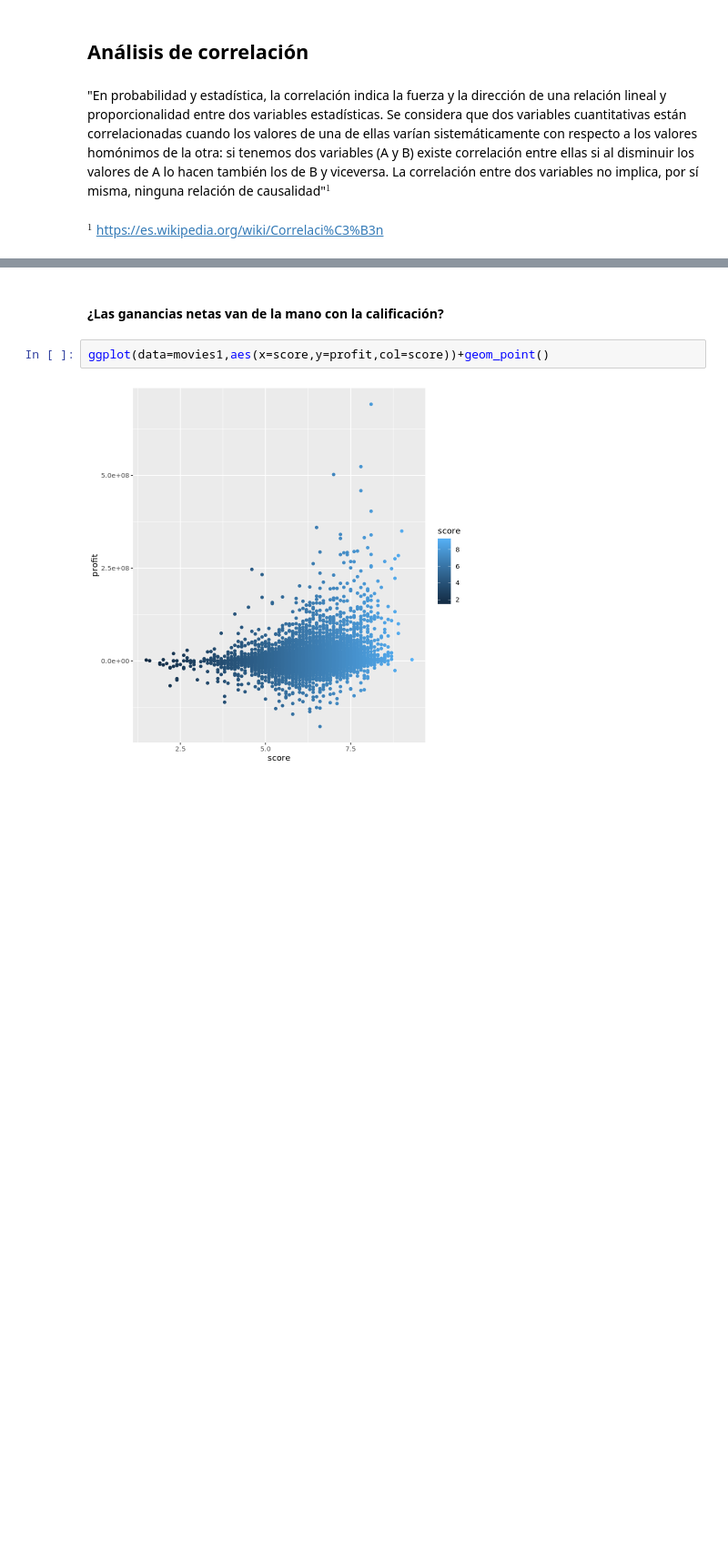
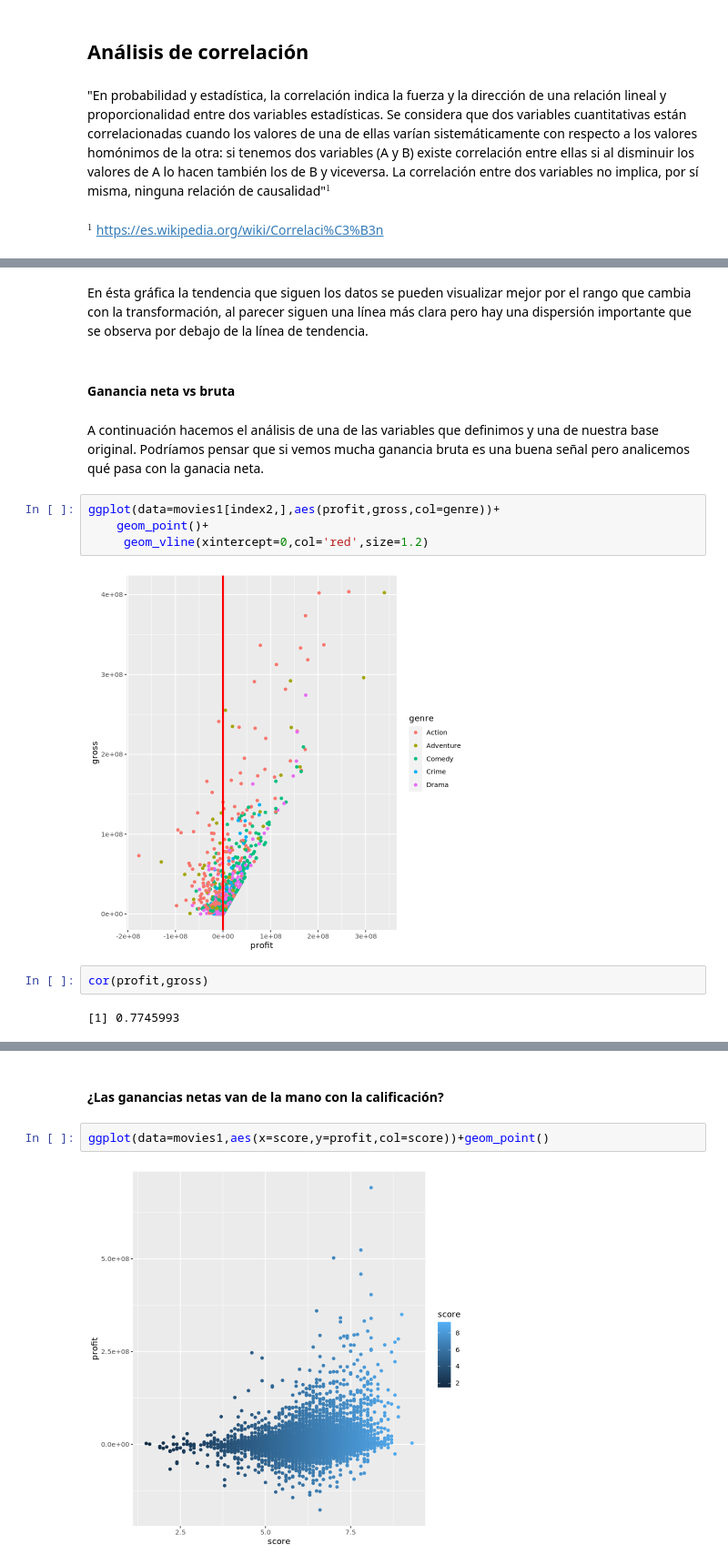
Before and after one commit to prope-2020-gh-classroom/practica-final-por-equipos-verano-2020-itam-LizzyGamboa, a Jupyter notebook: Yusuri_graphs.ipynb, the cells around one changed output, grey strips where cells are left out. Shown: that part at 91% size. Drawn from its saved outputs; the diff is of its cells as text; blank space fills up the shorter version.

Commit message:
Sube análisis de correlación #6

```diff
--- a/Yusuri_graphs.ipynb
+++ b/Yusuri_graphs.ipynb
@@ -133,0 +156,16 @@ https://es.wikipedia.org/wiki/Correlaci%C3%B3n
+# %% [markdown]
+En ésta gráfica la tendencia que siguen los datos se pueden visualizar mejor por el rango que cambia con la transformación, al parecer siguen una línea más clara pero hay una dispersión importante que se observa por debajo de la línea de tendencia.
+# %% [markdown]
+#### Ganancia neta vs bruta
+# %% [markdown]
+A continuación hacemos el análisis de una de las variables que definimos y una de nuestra base original. Podríamos pensar que si vemos mucha ganancia bruta es una buena señal pero analicemos qué pasa con la ganacia neta.
+# %%
+ggplot(data=movies1[index2,],aes(profit,gross,col=genre))+
+    geom_point()+
+     geom_vline(xintercept=0,col='red',size=1.2)
+# %% [output]
+[figure, added]
+# %%
+cor(profit,gross)
+# %% [output]
+[1] 0.7745993
```
Also changed, not shown: parts of 11 cells of this notebook.
